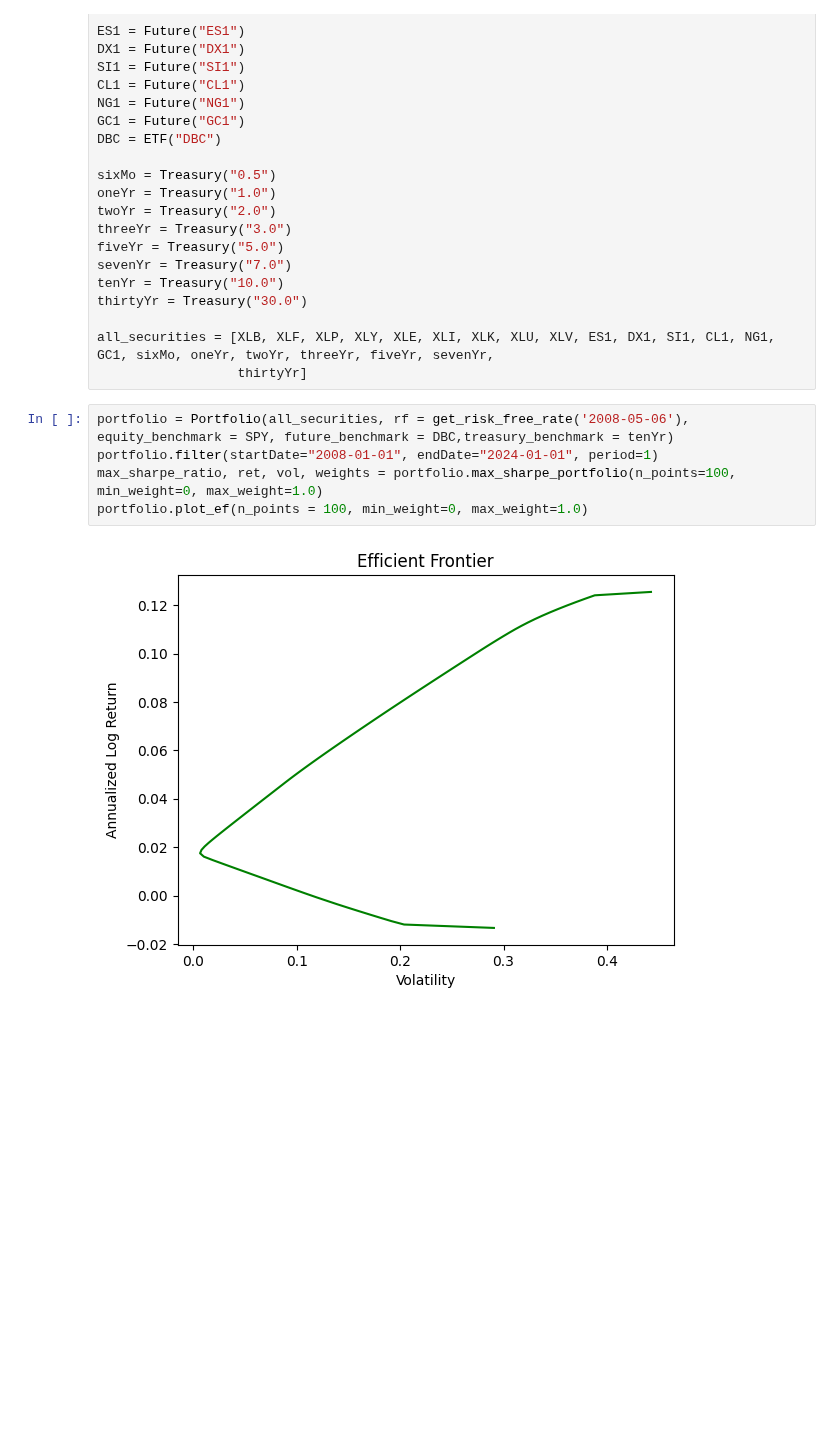
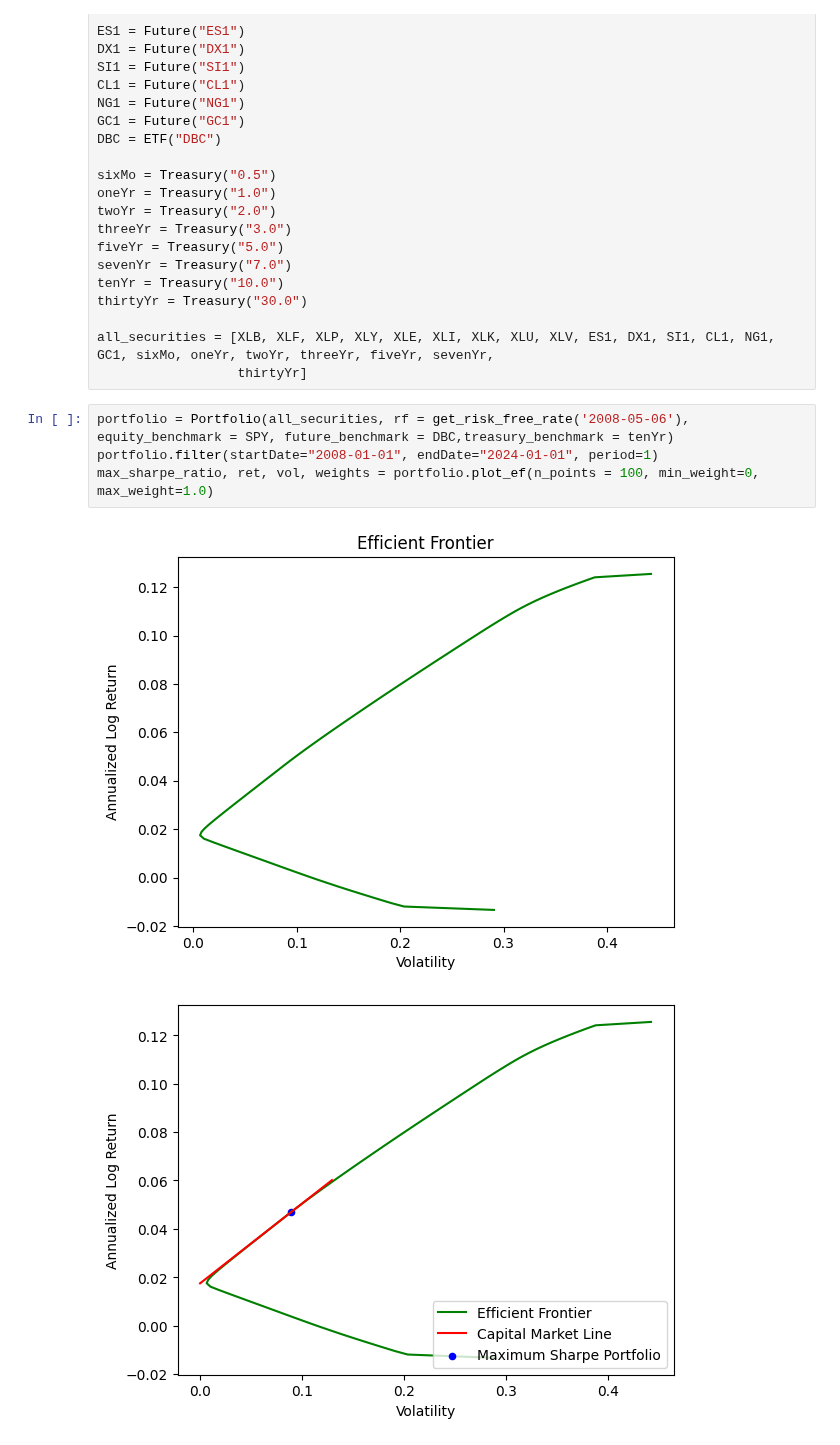
Before and after one commit to jlopes3/MF703_Project, a Jupyter notebook: BackTesting/LongOnlyAllAssets.ipynb, the cells around one changed output. Drawn from its saved outputs; the diff is of its cells as text; blank space fills up the shorter version.

```diff
--- a/BackTesting/LongOnlyAllAssets.ipynb
+++ b/BackTesting/LongOnlyAllAssets.ipynb
@@ -47,10 +47,10 @@ all_securities = [XLB, XLF, XLP, XLY, XLE, XLI, XLK, XLU, XLV, ES1, DX1, SI1, CL
 # %%
 portfolio = Portfolio(all_securities, rf = get_risk_free_rate('2008-05-06'), equity_benchmark = SPY, future_benchmark = DBC,treasury_benchmark = tenYr)
 portfolio.filter(startDate="2008-01-01", endDate="2024-01-01", period=1)
-max_sharpe_ratio, ret, vol, weights = portfolio.max_sharpe_portfolio(n_points=100, min_weight=0, max_weight=1.0)
-portfolio.plot_ef(n_points = 100, min_weight=0, max_weight=1.0)
+max_sharpe_ratio, ret, vol, weights = portfolio.plot_ef(n_points = 100, min_weight=0, max_weight=1.0)
 # %% [output]
 [figure]
+[figure, added]
 # %%
 print("MSR portfolio weights: " + str(weights))
 print("MSR portfolio expected annualized log return: " + str(ret))
```
Also changed, not shown: parts of 2 cells of this notebook, 9 other files.
